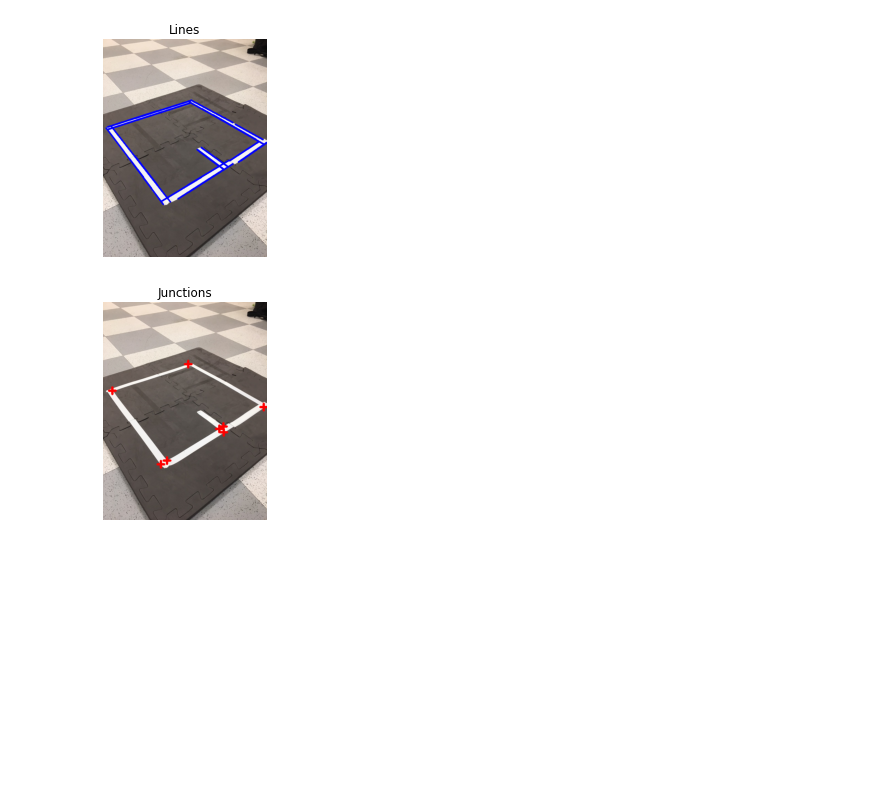
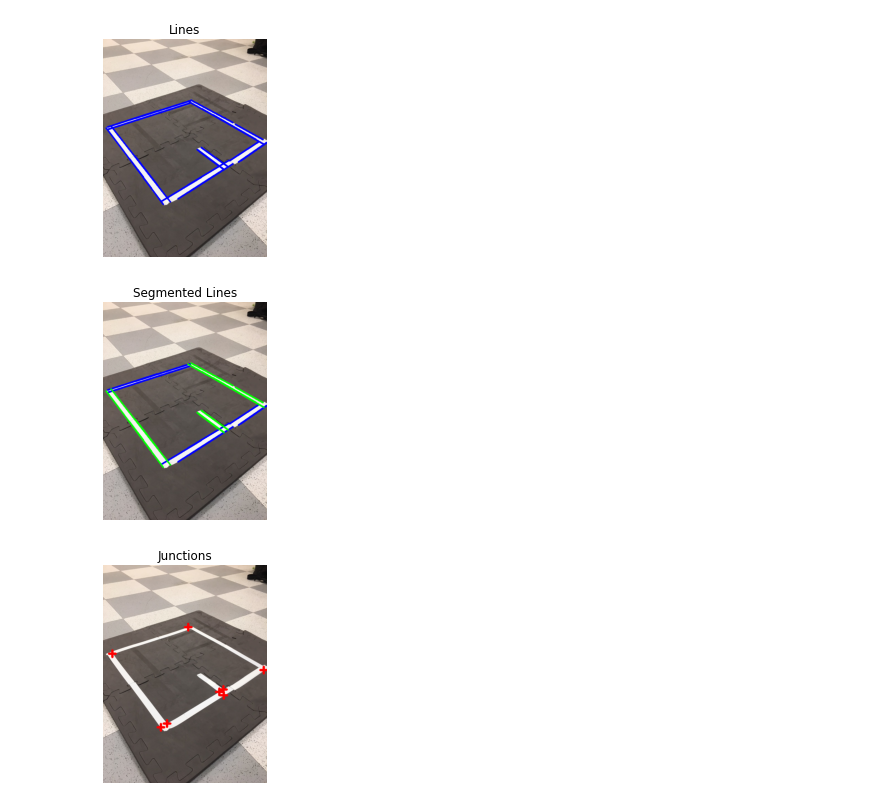
Before and after one commit to Oazubuko/Maze-Traversal-TEAM-1-, a Jupyter notebook: computer-vision/line-detection.ipynb, the cells around one changed output. Cells and saved outputs as stored; diff of their text form; code cells hidden in the pictures; blank space fills up the shorter version.

Commit message:
Add Kmeans for horiz./vertical line segmentation

```diff
--- a/computer-vision/line-detection.ipynb
+++ b/computer-vision/line-detection.ipynb
@@ -2,12 +2,20 @@
 ## Imports and Utility Functions
 # %%
 import cv2
+import math
 from typing import List, Optional, NamedTuple
 from matplotlib import pyplot as plt
 import numpy as np
+from enum import Enum, auto
 
 # Custom types
 Image = np.ndarray
+
+class JunctionType(Enum):
+    LEFT = auto()
+    RIGHT = auto()
+    PLUS = auto()
+    T = auto()
 
 class Line(NamedTuple):
     x1: int
@@ -15,9 +23,17 @@ class Line(NamedTuple):
     x2: int
     y2: int
 
+    @property
+    def length(self):
+        return np.linalg.norm((self.x1 - self.x2, self.y1 - self.y2))
+
 class Point(NamedTuple):
     x: int
     y: int
+
+class Junction(NamedTuple):
+    point: Point
+    type: JunctionType
 
 # Helper Functions
 def plot_image(img: Image, plot_title: str, color_conversion=cv2.COLOR_BGR2RGB):
@@ -79,6 +100,56 @@ lines = detect_lines(manual_white_threshold(img))
 plot_image(draw_lines(img, lines), 'Lines')
 # %% [output]
 [figure]
+# %%
+def classify_lines(lines: List[Line]):
+    '''Splits the lines into horizontal or vertical'''
+    horizontal = []
+    vertical = []
+
+    HORIZONTAL_CUTOFF = 0
+
+    for line in lines:
+        slope = (line.y1 - line.y2) / (line.x1 - line.x2)
+
+        if slope <= HORIZONTAL_CUTOFF:
+            horizontal.append(line)
+        else:
+            vertical.append(line)
+
+    return horizontal, vertical
+
+def kmeans_classify_lines(lines: List[Line], k=2):
+    '''
+    Uses K-Means clustering to group lines into horizontal and vertical
+
+    Returns a tuple (horizontal lines, vertical lines)
+    '''
+    # Grab slopes of each line
+    slope_iter = ((line.y1 - line.y2) / (line.x1 - line.x2) for line in lines)
+    slopes = np.fromiter(slope_iter, np.float32, count=len(lines))
+
+    # Perform kmeans clustering, stopping if iterations > 10 or the cluster centers move less than epsilon
+    stop_criteria = (cv2.TERM_CRITERIA_EPS + cv2.TERM_CRITERIA_MAX_ITER, 10, 0.001)
+    _, labels, centers = cv2.kmeans(slopes, k, None, stop_criteria, 10, cv2.KMEANS_RANDOM_CENTERS)
+
+    # Assume the group with the smallest center is horizontal
+    horizontal_label = 0 if abs(centers[0]) < abs(centers[1]) else 1
+    vertical_label = (horizontal_label + 1) % 2
+
+    labels = labels.ravel() # Flatten labels
+    horizontal = [line for i, line in enumerate(lines) if labels[i] == horizontal_label]
+    vertical = [line for i, line in enumerate(lines) if labels[i] == vertical_label]
+
+    return horizontal, vertical
+
+horizontal, vertical = classify_lines(lines)
+horizontal, vertical = kmeans_classify_lines(lines)
+
+x = draw_lines(img, horizontal, color=(255, 0, 0))
+y = draw_lines(x, vertical, color=(0, 255, 0))
+plot_image(y, 'Segmented Lines')
+# %% [output]
+[figure, added]
 # %%
 import itertools
 
```
Also changed, not shown: parts of 2 cells of this notebook.
